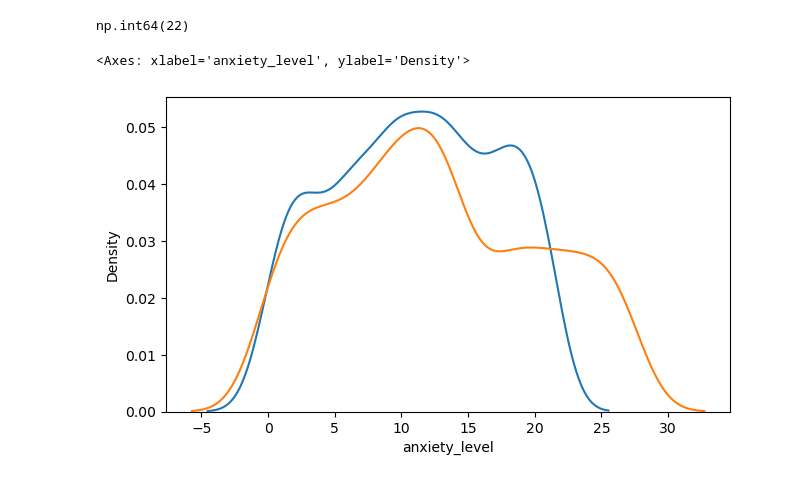
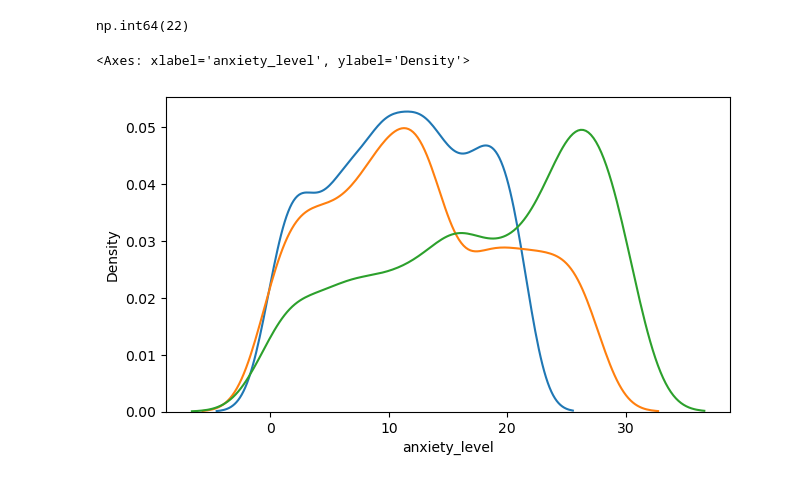
Before and after one commit to Hasan-Mahmood231/Machine-Learning-, a Jupyter notebook: outlayer.ipynb, the cells around one changed output. Drawn from its saved outputs; the diff is of its cells as text; code cells hidden in the pictures.

```diff
--- a/outlayer.ipynb
+++ b/outlayer.ipynb
@@ -123,10 +123,14 @@ np.int64(22)
 # %%
 plt.figure(figsize=(16,9))
 plt.subplot(2,2,1)
 sns.kdeplot(df4['anxiety_level'])
 
 plt.subplot(2,2,1)
 sns.kdeplot(df4['depression'])
+
+
+plt.subplot(2,2,1)
+sns.kdeplot(df4['self_esteem'])
 # %% [output]
 <Axes: xlabel='anxiety_level', ylabel='Density'>
-[figure, old version]
+[figure, new version]
```
